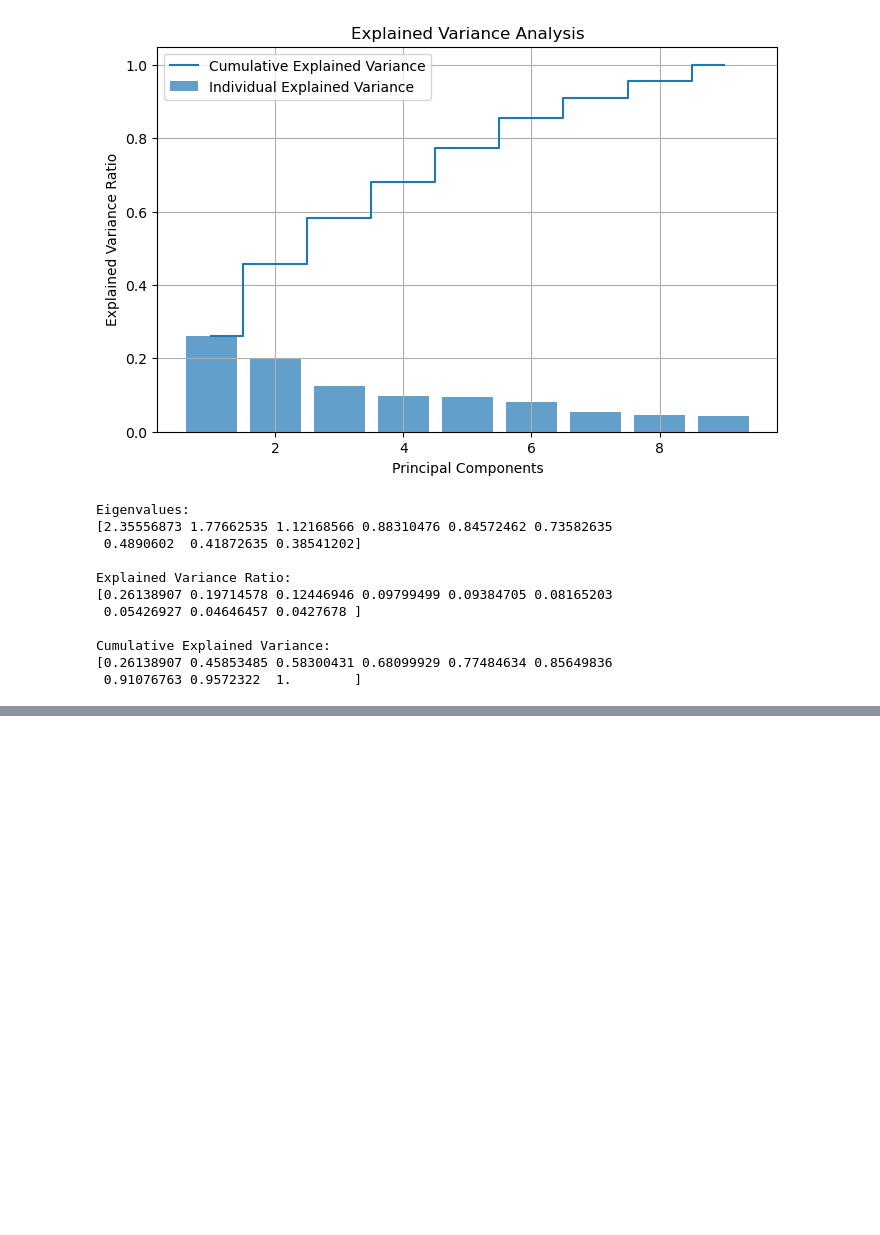
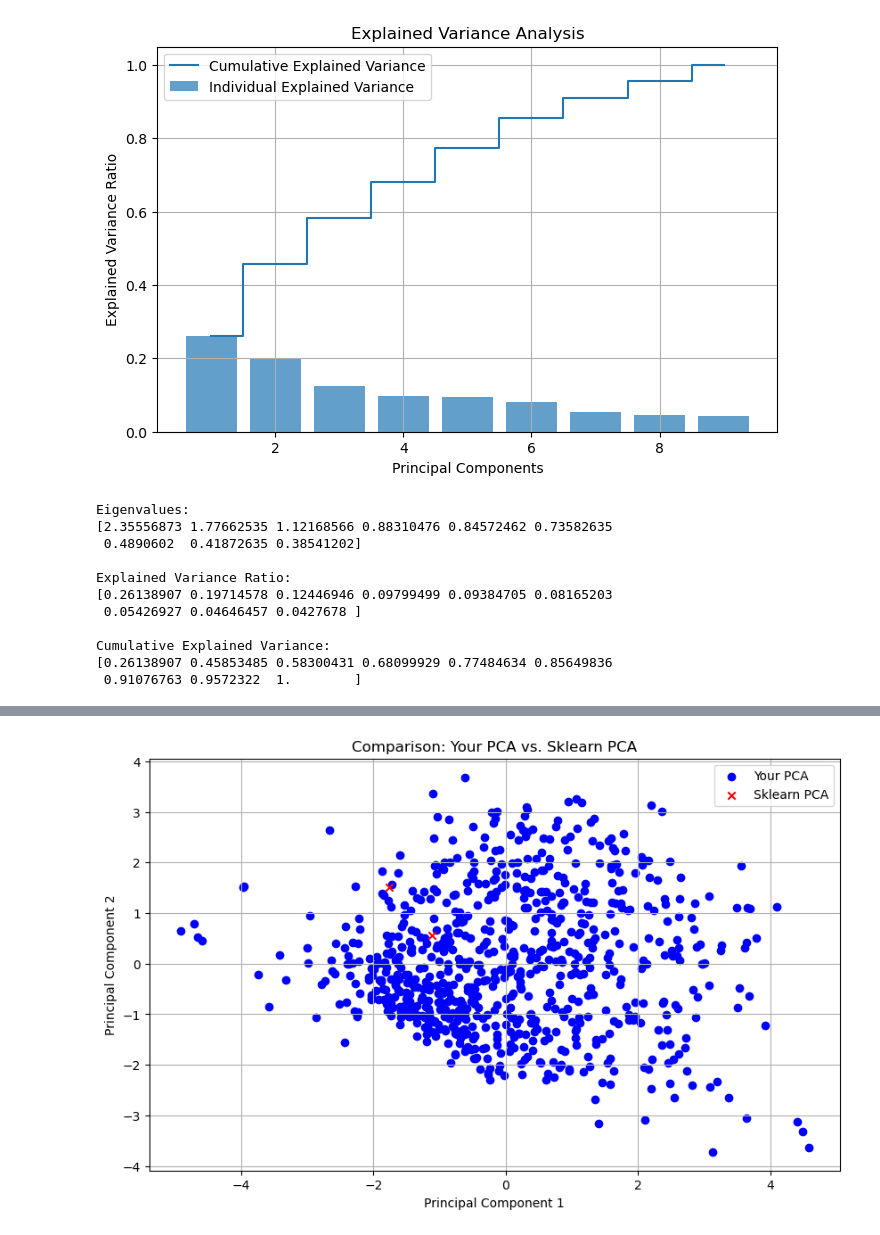
Before and after one commit to Eng21072546/scratchPCA, a Jupyter notebook: PCAProject.ipynb, the cells around one changed output, grey strips where cells are left out. Drawn from its saved outputs; the diff is of its cells as text; code cells hidden in the pictures; blank space fills up the shorter version.

Commit message:
Make visulization and compare with other library

```diff
--- a/PCAProject.ipynb
+++ b/PCAProject.ipynb
@@ -257,0 +339,68 @@ KeyError: (slice(None, None, None), 0)
+# %%
+# Compare with libary
+import numpy as np
+import matplotlib.pyplot as plt
+from sklearn.decomposition import PCA
+from sklearn.preprocessing import StandardScaler
+
+
+
+
+# Use Sklearn's StandardScaler for consistent results
+scaler = StandardScaler()
+standardized_data_sklearn = scaler.fit_transform(data)
+
+### 2. Compute PCA with your implementation
+# Covariance matrix
+cov_matrix = np.cov(standardized_data, rowvar=False)
+
+# Eigenvalues and eigenvectors
+eigenvalues, eigenvectors = np.linalg.eig(cov_matrix)
+
+# Sort eigenvectors by descending eigenvalues
+sorted_indices = np.argsort(eigenvalues)[::-1]
+eigenvalues = eigenvalues[sorted_indices]
+eigenvectors = eigenvectors[:, sorted_indices]
+
+# Transform data using top 2 principal components
+top_eigenvectors = eigenvectors[:, :2]
+transformed_data = standardized_data @ top_eigenvectors
+
+### 3. Compute PCA with Sklearn
+pca = PCA(n_components=2)
+X_pca = pca.fit_transform(standardized_data_sklearn)
+
+# Extract eigenvalues and explained variance ratio from Sklearn
+sklearn_eigenvalues = pca.explained_variance_
+sklearn_explained_variance_ratio = pca.explained_variance_ratio_
+
+### 4. Compare Results
+
+# Compare Eigenvalues
+print("Eigenvalues (Your Implementation):", eigenvalues[:2])
+print("Eigenvalues (Sklearn):", sklearn_eigenvalues)
+
+# Compare Transformed Data
+print("\nTransformed Data (Your Implementation):")
+print(transformed_data[:5])  # Show first 5 samples
+print("\nTransformed Data (Sklearn):")
+print(X_pca[:5])  # Show first 5 samples
+
+# Compare Explained Variance Ratios
+print("\nExplained Variance Ratio (Sklearn):", sklearn_explained_variance_ratio)
+
+### 5. Plot Results for Visual Confirmation
+
+# Plot your implementation vs. Sklearn's PCA
+plt.figure(figsize=(10, 6))
+
+plt.scatter(transformed_data[0], transformed_data[1], color='blue', label='Your PCA')
+plt.scatter(X_pca[0], X_pca[1], color='red', marker='x', label='Sklearn PCA')
+
+plt.xlabel('Principal Component 1')
+plt.ylabel('Principal Component 2')
+plt.title('Comparison: Your PCA vs. Sklearn PCA')
+plt.legend()
+plt.grid(True)
+plt.show()
+# %% [output]
@@ -257,0 +426 @@ KeyError: (slice(None, None, None), 0)
+[figure, added]
```
Also changed, not shown: parts of 10 cells of this notebook.
